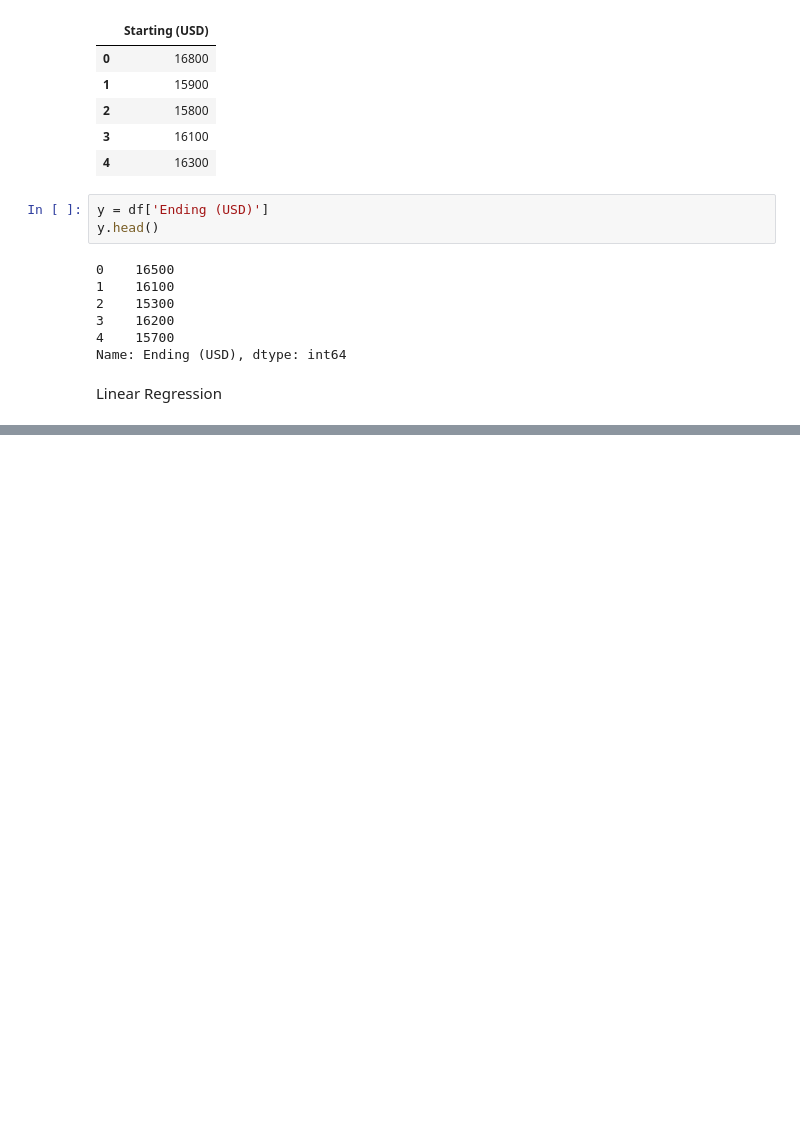
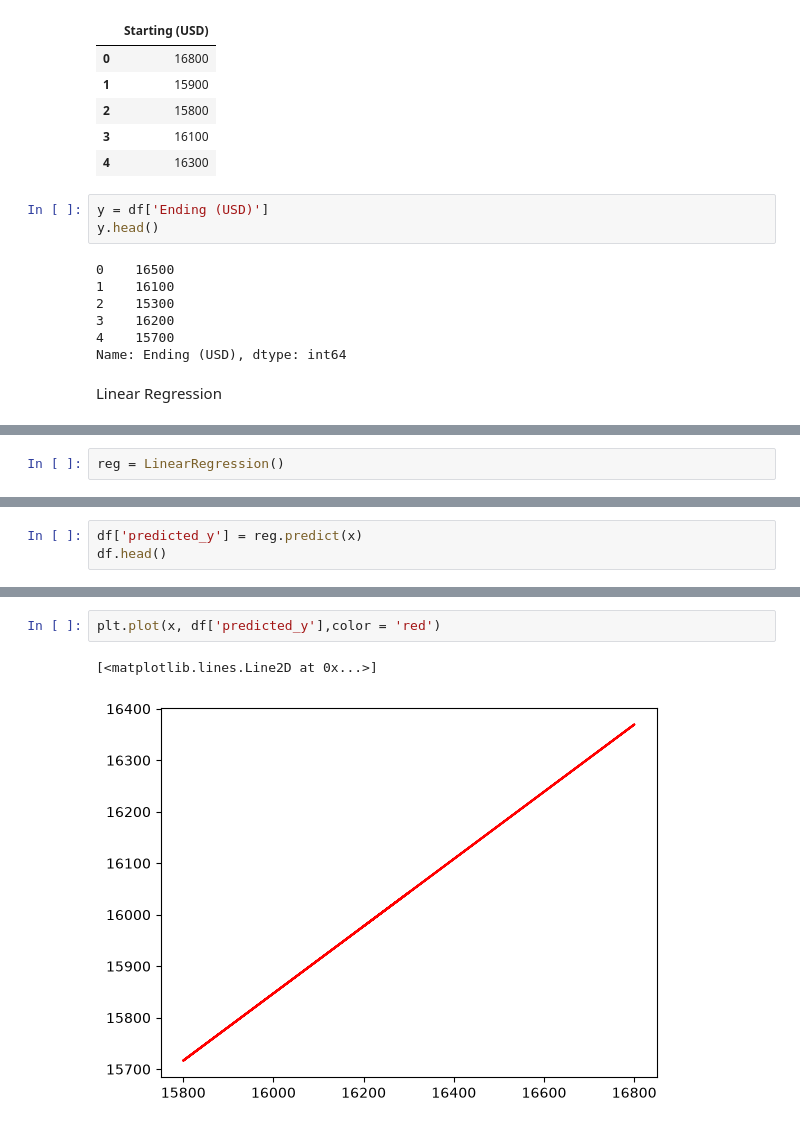
Before and after one commit to MD-REDOWAN/Machine-Learning, a Jupyter notebook: Linear Regression with Python.ipynb, the cells around one changed output, grey strips where cells are left out. Drawn from its saved outputs; the diff is of its cells as text; blank space fills up the shorter version.

```diff
--- a/Linear Regression with Python.ipynb
+++ b/Linear Regression with Python.ipynb
@@ -65,0 +88,2 @@ linear
+# %%
+reg = LinearRegression()
@@ -65,0 +131,3 @@ linear
+# %%
+df['predicted_y'] = reg.predict(x)
+df.head()
@@ -65,0 +141,5 @@ linear
+# %%
+plt.plot(x, df['predicted_y'],color = 'red')
+# %% [output]
+[<matplotlib.lines.Line2D at 0x...>]
+[figure, added]
```
Also changed, not shown: parts of 17 cells of this notebook.
